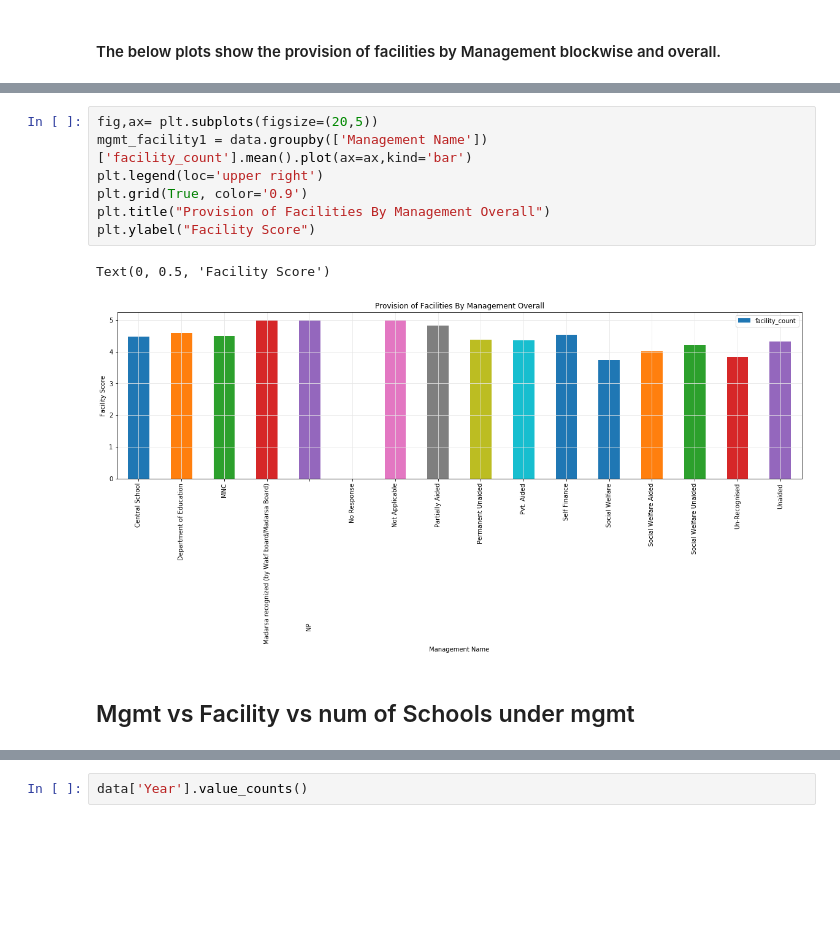
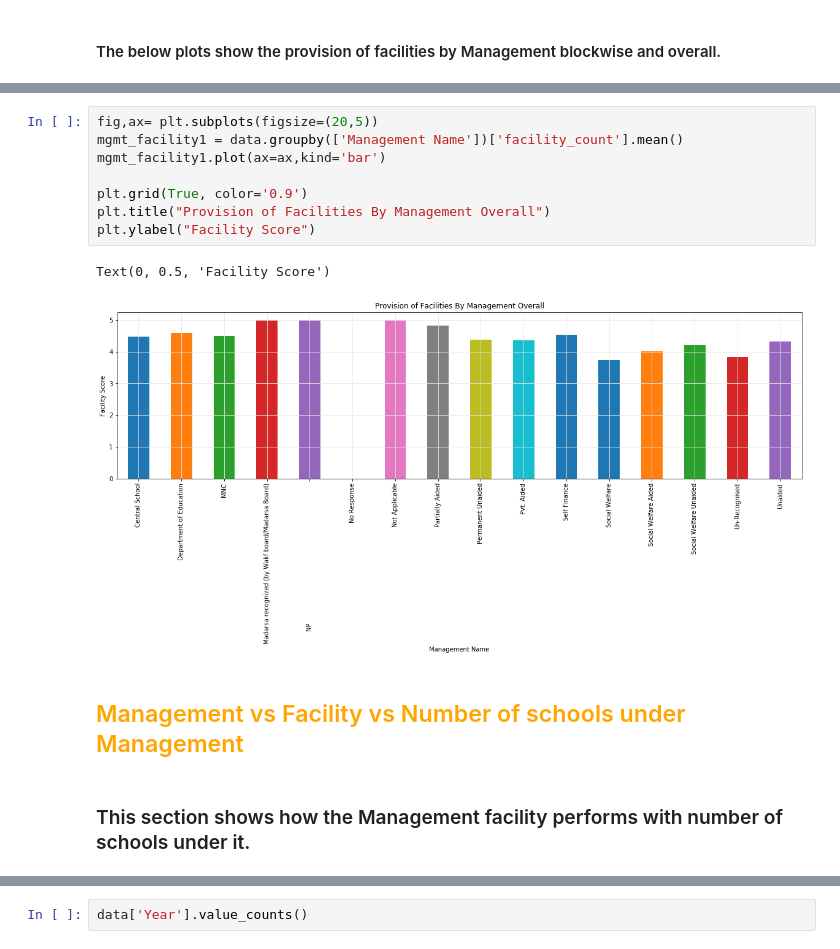
Before and after one commit to jahab/Statistics-Hackathon, a Jupyter notebook: Stats_Hackathon.ipynb, the cells around one changed output, grey strips where cells are left out. Drawn from its saved outputs; the diff is of its cells as text; blank space fills up the shorter version.

```diff
--- a/Stats_Hackathon.ipynb
+++ b/Stats_Hackathon.ipynb
@@ -177,14 +198,17 @@ Text(0, 0.5, 'Facility Score')
 [figure]
 # %%
 fig,ax= plt.subplots(figsize=(20,5))
-mgmt_facility1 = data.groupby(['Management Name'])['facility_count'].mean().plot(ax=ax,kind='bar')
-plt.legend(loc='upper right')
+mgmt_facility1 = data.groupby(['Management Name'])['facility_count'].mean()
+mgmt_facility1.plot(ax=ax,kind='bar')
+
 plt.grid(True, color='0.9')
 plt.title("Provision of Facilities By Management Overall")
 plt.ylabel("Facility Score")
 # %% [output]
 Text(0, 0.5, 'Facility Score')
-[figure, old version]
+[figure, new version]
 # %% [markdown]
-## Mgmt vs Facility vs num of Schools under mgmt
+## <span style="color:Orange"> Management vs Facility vs Number of schools under Management</span>
+# %% [markdown]
+### This section shows how the Management facility performs with  number of schools under it.
 # %%
```
Also changed, not shown: parts of 16 cells of this notebook.
